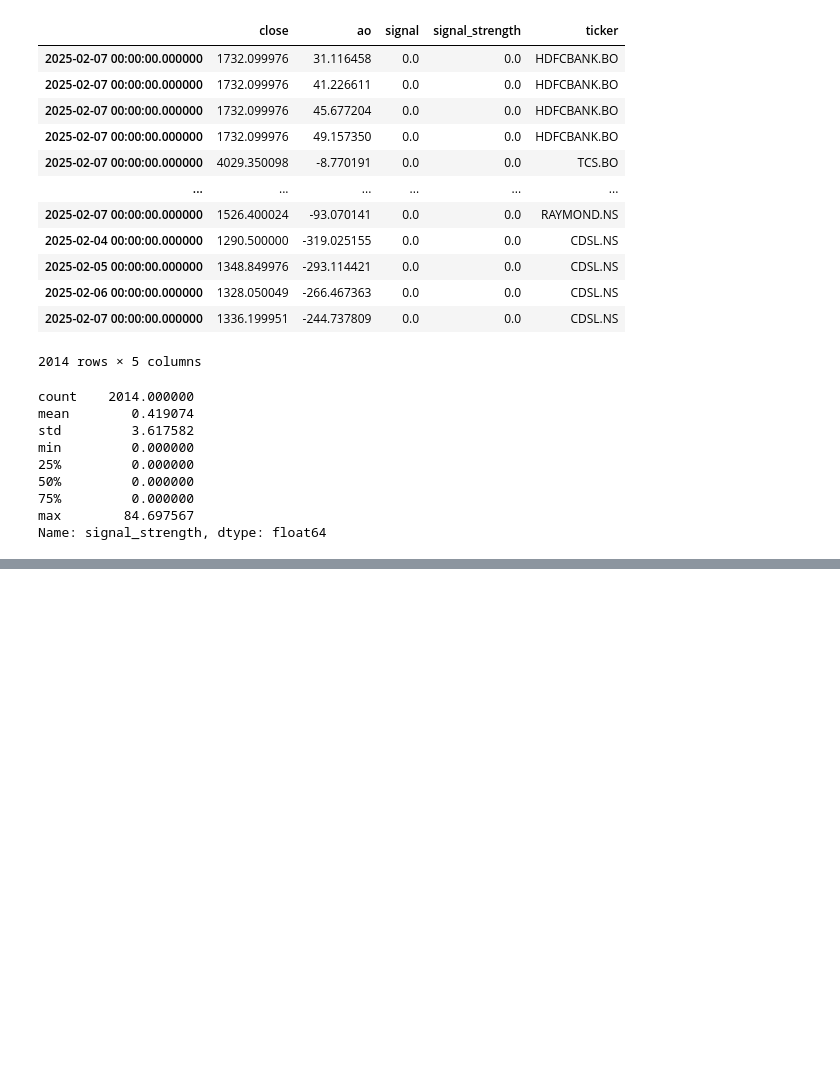
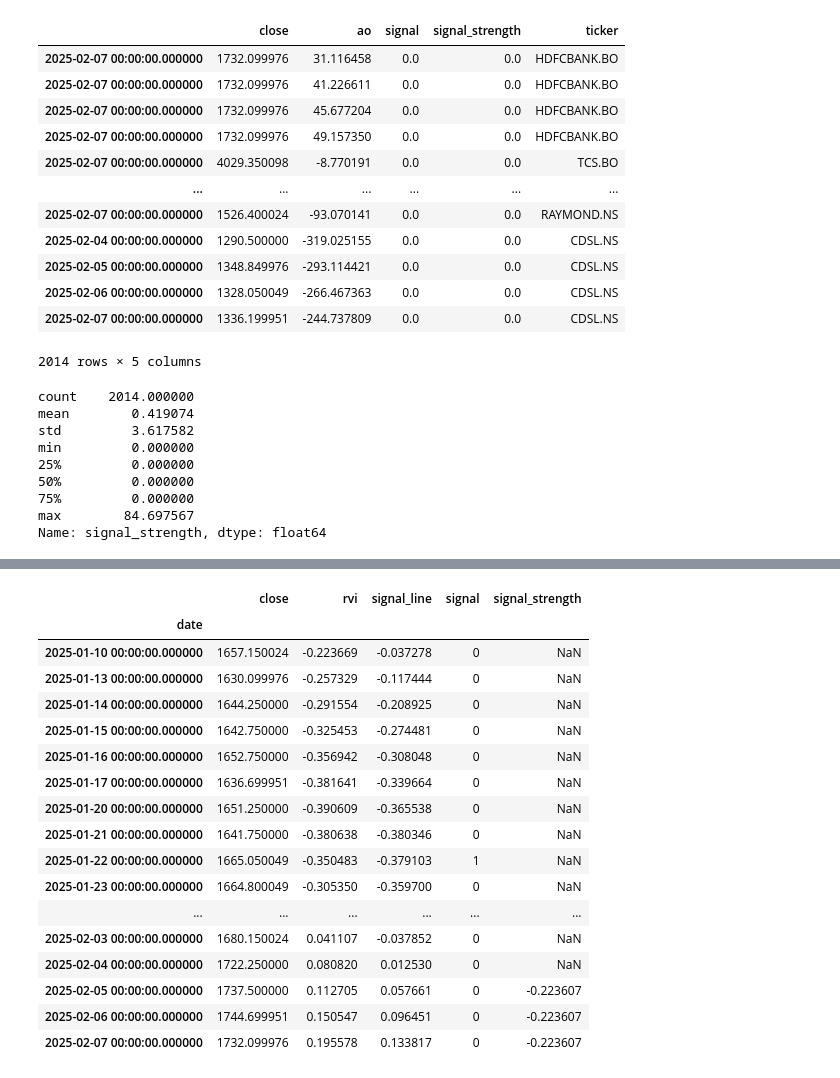
Before and after one commit to bucs-fan813/trading_system, a Jupyter notebook: notebooks/Strat_test.ipynb, the cells around one changed output, grey strips where cells are left out. Cells and saved outputs as stored; diff of their text form; code cells hidden in the pictures; blank space fills up the shorter version.

```diff
--- a/notebooks/Strat_test.ipynb
+++ b/notebooks/Strat_test.ipynb
@@ -211,0 +631,31 @@ a
+# %%
+import sys
+import os
+
+# Determine the absolute path to the root directory (assuming the script is one level down)
+root_path = os.path.abspath(os.path.join(os.getcwd(), '..'))
+
+# Add the root directory to sys.path if it’s not already there
+if root_path not in sys.path:
+    sys.path.insert(0, root_path)
+
+#########################################################
+from src.database.config import DatabaseConfig
+from src.database.engine import create_db_engine
+db_config = DatabaseConfig.default()
+
+#########################################################
+import pandas as pd
+
+tickers = pd.read_excel("../data/ticker.xlsx")
+tickers = tickers[~tickers["Security Name"].duplicated()]
+tickers.reset_index(drop=True, inplace=True)
+
+def add_ticker_suffix(x):
+    if x["Exchange"]=="BSE":
+        return x["Security Name"] + ".BO"
+    else:
+        return x["Security Name"] + ".NS"
+
+tickers["Ticker"] = tickers.apply(add_ticker_suffix, axis = 1)
+all_tickers = tickers["Ticker"].tolist()
@@ -211,0 +664,25 @@ a
+# %%
+rvi_strat = RVIStrategy(db_config)
+# %%
+a = rvi_strat.generate_signals(all_tickers[0])
+# %%
+a
+# %% [output]
+|  | close | rvi | signal_line | signal | signal_strength |
+| date |  |  |  |  |  |
+| 2025-01-10 00:00:00.000000 | 1657.150024 | -0.223669 | -0.037278 | 0 | NaN |
+| 2025-01-13 00:00:00.000000 | 1630.099976 | -0.257329 | -0.117444 | 0 | NaN |
+| 2025-01-14 00:00:00.000000 | 1644.250000 | -0.291554 | -0.208925 | 0 | NaN |
+| 2025-01-15 00:00:00.000000 | 1642.750000 | -0.325453 | -0.274481 | 0 | NaN |
+| 2025-01-16 00:00:00.000000 | 1652.750000 | -0.356942 | -0.308048 | 0 | NaN |
+| 2025-01-17 00:00:00.000000 | 1636.699951 | -0.381641 | -0.339664 | 0 | NaN |
+| 2025-01-20 00:00:00.000000 | 1651.250000 | -0.390609 | -0.365538 | 0 | NaN |
+| 2025-01-21 00:00:00.000000 | 1641.750000 | -0.380638 | -0.380346 | 0 | NaN |
+| 2025-01-22 00:00:00.000000 | 1665.050049 | -0.350483 | -0.379103 | 1 | NaN |
+| 2025-01-23 00:00:00.000000 | 1664.800049 | -0.305350 | -0.359700 | 0 | NaN |
+| ... | ... | ... | ... | ... | ... |
+| 2025-02-03 00:00:00.000000 | 1680.150024 | 0.041107 | -0.037852 | 0 | NaN |
+| 2025-02-04 00:00:00.000000 | 1722.250000 | 0.080820 | 0.012530 | 0 | NaN |
+| 2025-02-05 00:00:00.000000 | 1737.500000 | 0.112705 | 0.057661 | 0 | -0.223607 |
+| 2025-02-06 00:00:00.000000 | 1744.699951 | 0.150547 | 0.096451 | 0 | -0.223607 |
+| 2025-02-07 00:00:00.000000 | 1732.099976 | 0.195578 | 0.133817 | 0 | -0.223607 |
```
Also changed, not shown: parts of 35 cells of this notebook, 6 other files.
